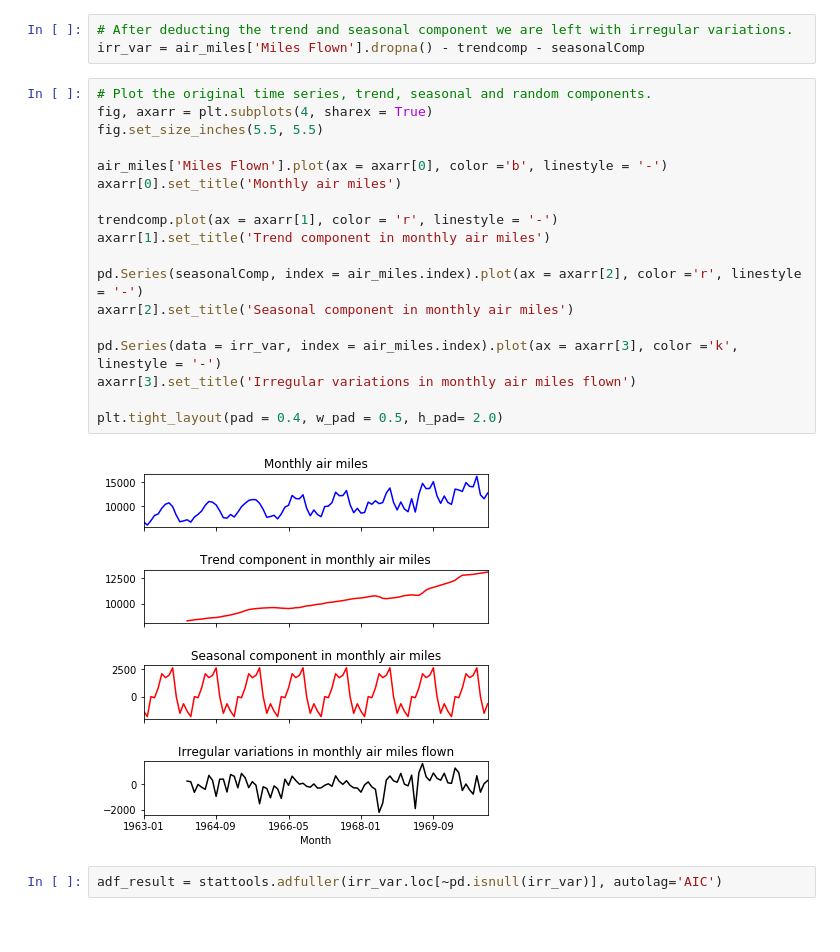
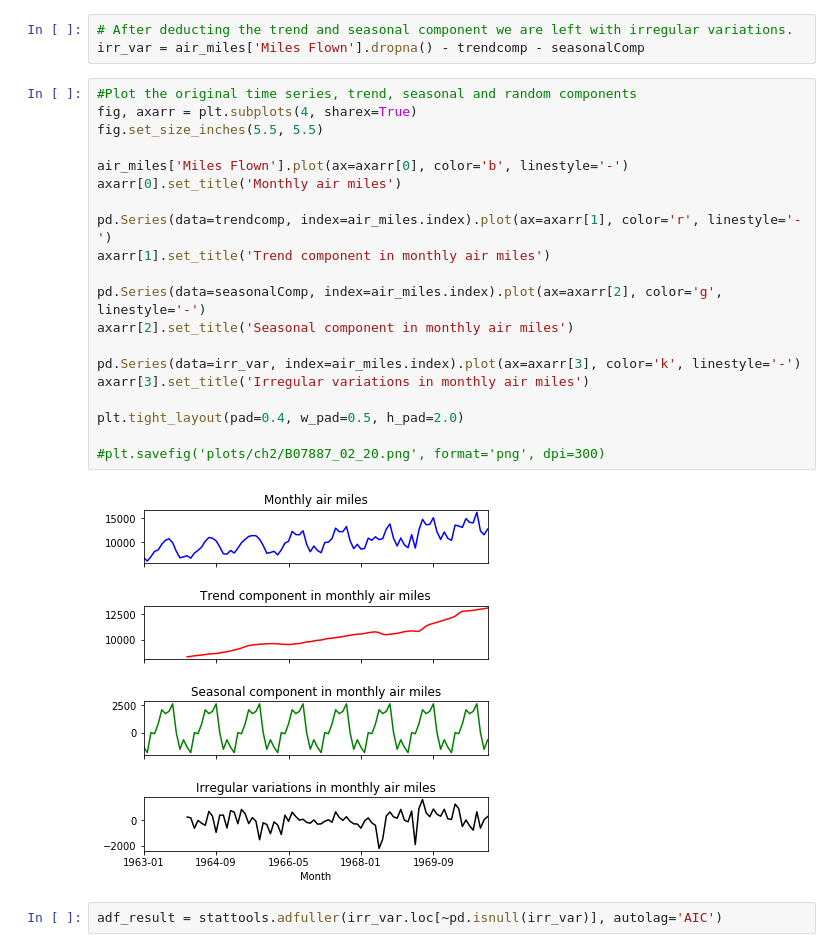
Before and after one commit to sirius0503/practical_time_series_analysis_my_codes, a Jupyter notebook: Chapter_2/Time_series_decomposition_using_moving_averages.ipynb, the cells around one changed output. Drawn from its saved outputs; the diff is of its cells as text.

```diff
--- a/Chapter_2/Time_series_decomposition_using_moving_averages.ipynb
+++ b/Chapter_2/Time_series_decomposition_using_moving_averages.ipynb
@@ -55,25 +55,27 @@ seasonalComp = np.array([monthwise_avg.as_matrix()] * num_years).reshape((12*num
 # After deducting the trend and seasonal component we are left with irregular variations.
 irr_var = air_miles['Miles Flown'].dropna() - trendcomp - seasonalComp
 # %%
-# Plot the original time series, trend, seasonal and random components.
-fig, axarr = plt.subplots(4, sharex = True)
+#Plot the original time series, trend, seasonal and random components
+fig, axarr = plt.subplots(4, sharex=True)
 fig.set_size_inches(5.5, 5.5)
 
-air_miles['Miles Flown'].plot(ax = axarr[0], color ='b', linestyle = '-')
+air_miles['Miles Flown'].plot(ax=axarr[0], color='b', linestyle='-')
 axarr[0].set_title('Monthly air miles')
 
-trendcomp.plot(ax = axarr[1], color = 'r', linestyle = '-')
+pd.Series(data=trendcomp, index=air_miles.index).plot(ax=axarr[1], color='r', linestyle='-')
 axarr[1].set_title('Trend component in monthly air miles')
 
-pd.Series(seasonalComp, index = air_miles.index).plot(ax = axarr[2], color ='r', linestyle = '-')
+pd.Series(data=seasonalComp, index=air_miles.index).plot(ax=axarr[2], color='g', linestyle='-')
 axarr[2].set_title('Seasonal component in monthly air miles')
 
-pd.Series(data = irr_var, index = air_miles.index).plot(ax = axarr[3], color ='k', linestyle = '-')
-axarr[3].set_title('Irregular variations in monthly air miles flown')
+pd.Series(data=irr_var, index=air_miles.index).plot(ax=axarr[3], color='k', linestyle='-')
+axarr[3].set_title('Irregular variations in monthly air miles')
 
-plt.tight_layout(pad = 0.4, w_pad = 0.5, h_pad= 2.0)
+plt.tight_layout(pad=0.4, w_pad=0.5, h_pad=2.0)
+
+#plt.savefig('plots/ch2/B07887_02_20.png', format='png', dpi=300)
 # %% [output]
-[figure, old version]
+[figure, new version]
 # %%
 adf_result = stattools.adfuller(irr_var.loc[~pd.isnull(irr_var)], autolag='AIC')
 # %%
```
Also changed, not shown: parts of 7 cells of this notebook.
